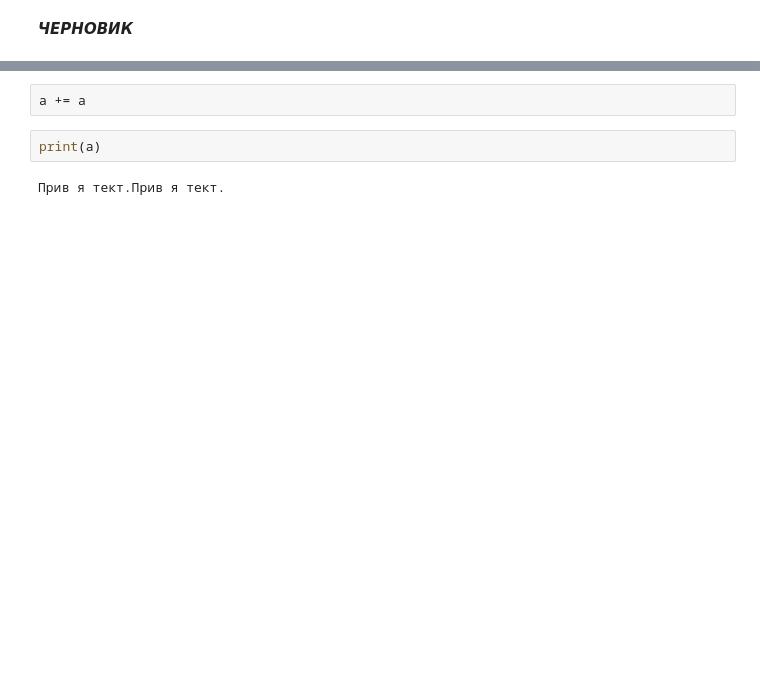
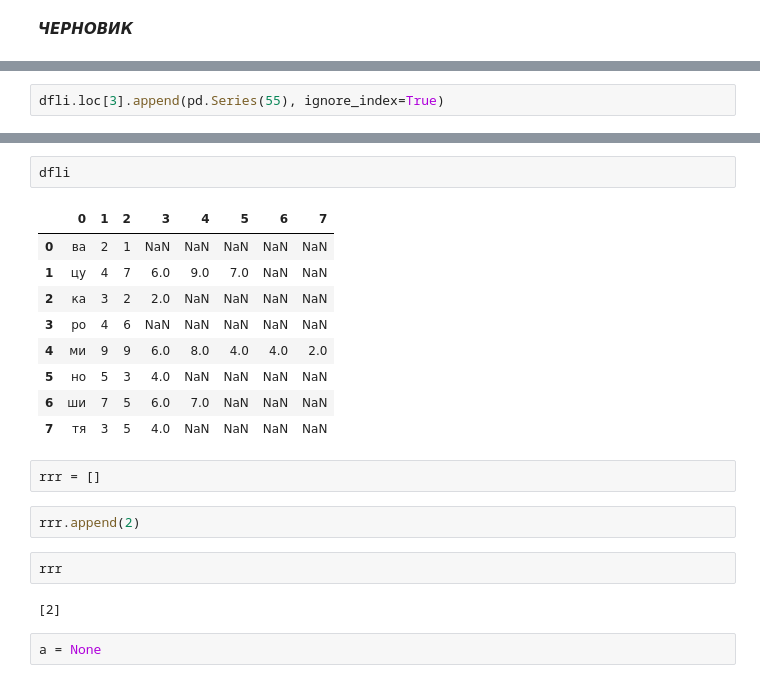
Before and after one commit to averkief/My_Date_Analytics, a Jupyter notebook: Popular_Russian_syllables.ipynb, the cells around one changed output, grey strips where cells are left out. Drawn from its saved outputs; the diff is of its cells as text; blank space fills up the shorter version.

```diff
--- a/Popular_Russian_syllables.ipynb
+++ b/Popular_Russian_syllables.ipynb
@@ -261,0 +220,2 @@ print(a)
+# %%
+dfli.loc[3].append(pd.Series(55), ignore_index=True)
@@ -262,6 +233,22 @@ print(a)
+# %%
+dfli
+# %% [output]
+|  | 0 | 1 | 2 | 3 | 4 | 5 | 6 | 7 |
+| 0 | ва | 2 | 1 | NaN | NaN | NaN | NaN | NaN |
+| 1 | цу | 4 | 7 | 6.0 | 9.0 | 7.0 | NaN | NaN |
+| 2 | ка | 3 | 2 | 2.0 | NaN | NaN | NaN | NaN |
+| 3 | ро | 4 | 6 | NaN | NaN | NaN | NaN | NaN |
+| 4 | ми | 9 | 9 | 6.0 | 8.0 | 4.0 | 4.0 | 2.0 |
+| 5 | но | 5 | 3 | 4.0 | NaN | NaN | NaN | NaN |
+| 6 | ши | 7 | 5 | 6.0 | 7.0 | NaN | NaN | NaN |
+| 7 | тя | 3 | 5 | 4.0 | NaN | NaN | NaN | NaN |
+# %%
+rrr = []
+# %%
+rrr.append(2)
+# %%
+rrr
+# %% [output]
+[2]
 # %%
-a += a
+a = None
-# %%
-print(a)
-# %% [output]
-Прив я тект.Прив я тект.
```
Also changed, not shown: parts of 30 cells of this notebook.
